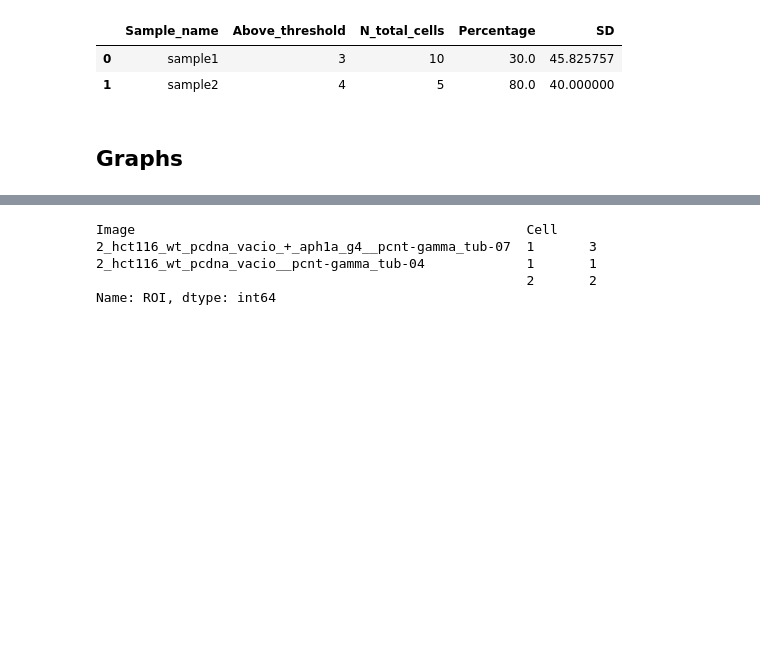
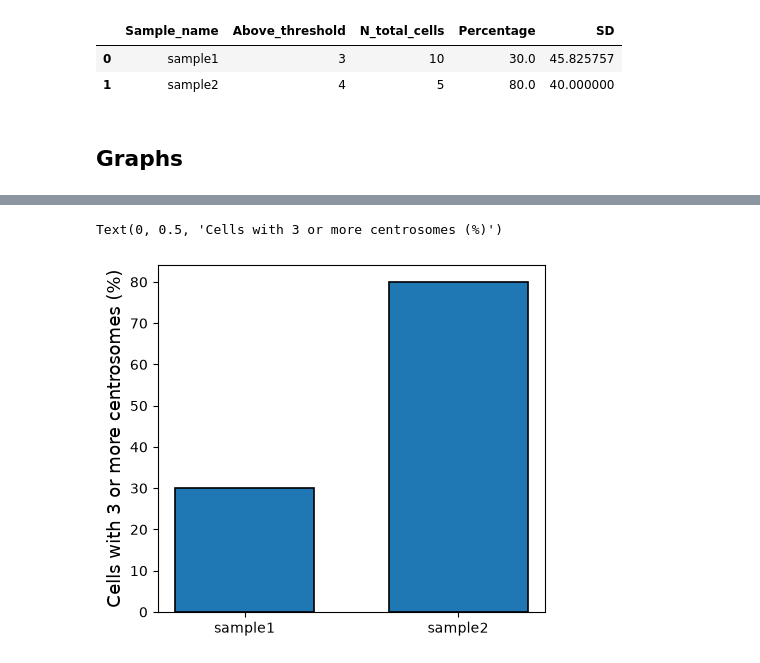
Before and after one commit to Lopatushka/centrosomes_analysis, a Jupyter notebook: notebook.ipynb, the cells around one changed output, grey strips where cells are left out. Saved outputs shown, nothing was run; the diff lists cells and outputs as text; code cells hidden in the pictures; blank space fills up the shorter version.

Commit message:
parameter

```diff
--- a/notebook.ipynb
+++ b/notebook.ipynb
@@ -225,8 +171,18 @@ plt.show()
-# %%
-roi_counts
-# %% [output]
-Image                                                  Cell
-2_hct116_wt_pcdna_vacio_+_aph1a_g4__pcnt-gamma_tub-07  1       3
-2_hct116_wt_pcdna_vacio__pcnt-gamma_tub-04             1       1
-                                                       2       2
-Name: ROI, dtype: int64
+# %%
+fig, ax = plt.subplots(figsize=(5, 4.5))
+
+ax.bar(
+    results["Sample_name"],
+    results["Percentage"],
+    width=0.65,
+    edgecolor="black",
+    linewidth=1.2
+)
+
+ax.set_ylabel(
+    f"% Cells with {THRESHOLD} or more {PARAMETER}",
+    fontsize=13
+)
+# %% [output]
+Text(0, 0.5, 'Cells with 3 or more centrosomes (%)')
+[figure, added]
```
Also changed, not shown: parts of 2 cells of this notebook.
